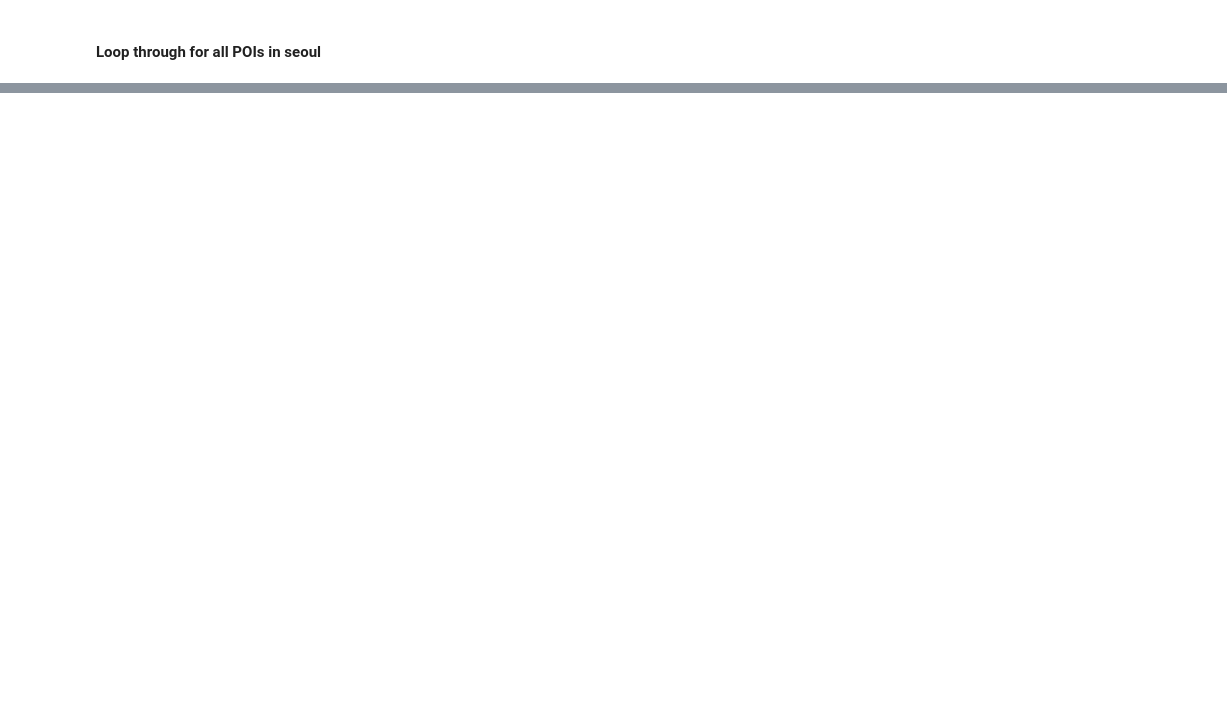
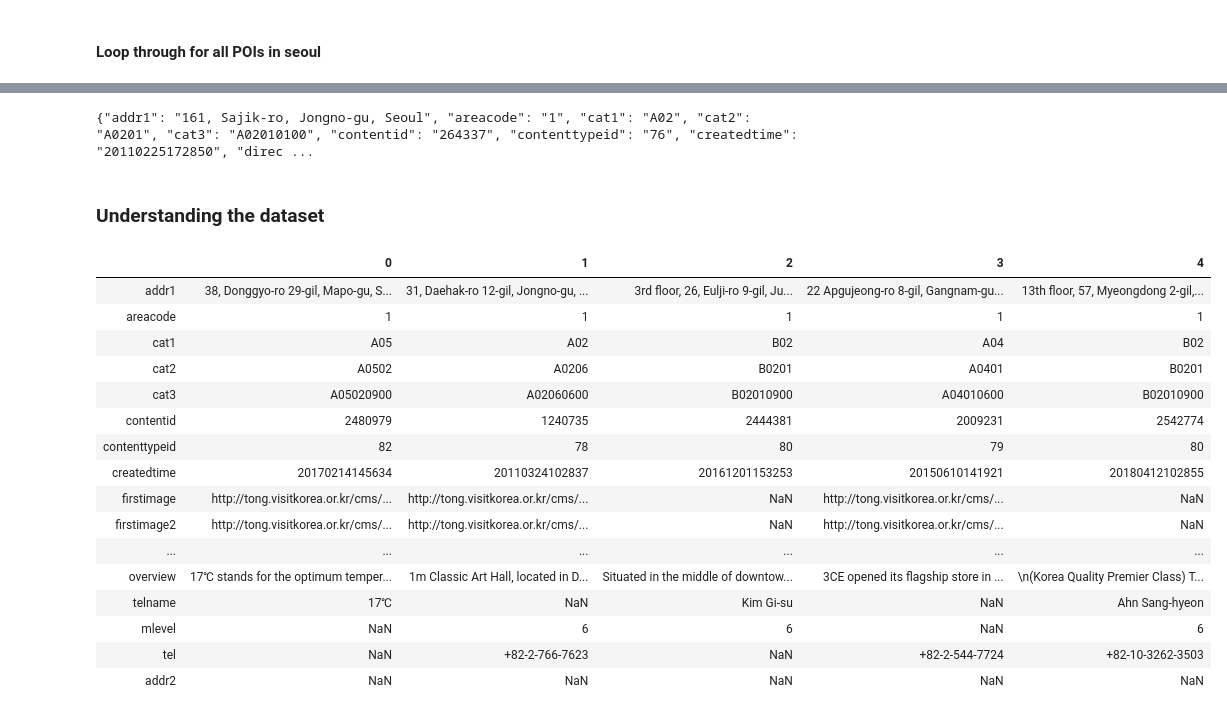
Before and after one commit to Teosoft7/place_recommendation_for_trip, a Jupyter notebook: data_aquisition.ipynb, the cells around one changed output, grey strips where cells are left out. Saved outputs shown, nothing was run; the diff lists cells and outputs as text; code cells hidden in the pictures; blank space fills up the shorter version.

```diff
--- a/data_aquisition.ipynb
+++ b/data_aquisition.ipynb
@@ -114,0 +168,42 @@ end at : 2019-10-18 01:15:05.931715
+# %%
+# Retrieve data sample(경복궁)
+new_collection = db['seoul_poi']
+cursors = new_collection.find({'contentid': '264337'})
+# %%
+for cursor in cursors:
+    cursor.pop('_id')
+    app_json = json.dumps(cursor, sort_keys=True)
+    print(app_json)
+# %% [output]
+{"addr1": "161, Sajik-ro, Jongno-gu, Seoul", "areacode": "1", "cat1": "A02", "cat2": "A0201", "cat3": "A02010100", "contentid": "264337", "contenttypeid": "76", "createdtime": "20110225172850", "direc ...
+# %% [markdown]
+### Understanding the dataset
+# %%
+# Put the data into dataframe
+cursor = new_collection.find()
+
+# Expand the cursor and construct the DataFrame
+df =  pd.DataFrame(list(cursor))
+
+# Delete the _id
+del df['_id']
+# %%
+df.head().T
+# %% [output]
+|  | 0 | 1 | 2 | 3 | 4 |
+| addr1 | 38, Donggyo-ro 29-gil, Mapo-gu, S... | 31, Daehak-ro 12-gil, Jongno-gu, ... | 3rd floor, 26, Eulji-ro 9-gil, Ju... | 22 Apgujeong-ro 8-gil, Gangnam-gu... | 13th floor, 57, Myeongdong 2-gil,... |
+| areacode | 1 | 1 | 1 | 1 | 1 |
+| cat1 | A05 | A02 | B02 | A04 | B02 |
+| cat2 | A0502 | A0206 | B0201 | A0401 | B0201 |
+| cat3 | A05020900 | A02060600 | B02010900 | A04010600 | B02010900 |
+| contentid | 2480979 | 1240735 | 2444381 | 2009231 | 2542774 |
+| contenttypeid | 82 | 78 | 80 | 79 | 80 |
+| createdtime | 20170214145634 | 20110324102837 | 20161201153253 | 20150610141921 | 20180412102855 |
+| firstimage | http://tong.visitkorea.or.kr/cms/... | http://tong.visitkorea.or.kr/cms/... | NaN | http://tong.visitkorea.or.kr/cms/... | NaN |
+| firstimage2 | http://tong.visitkorea.or.kr/cms/... | http://tong.visitkorea.or.kr/cms/... | NaN | http://tong.visitkorea.or.kr/cms/... | NaN |
+| ... | ... | ... | ... | ... | ... |
+| overview | 17℃ stands for the optimum temper... | 1m Classic Art Hall, located in D... | Situated in the middle of downtow... | 3CE opened its flagship store in ... | \n(Korea Quality Premier Class) T... |
+| telname | 17℃ | NaN | Kim Gi-su | NaN | Ahn Sang-hyeon |
+| mlevel | NaN | 6 | 6 | NaN | 6 |
+| tel | NaN | +82-2-766-7623 | NaN | +82-2-544-7724 | +82-10-3262-3503 |
+| addr2 | NaN | NaN | NaN | NaN | NaN |
```
Also changed, not shown: parts of 39 cells of this notebook, 1 other file.
